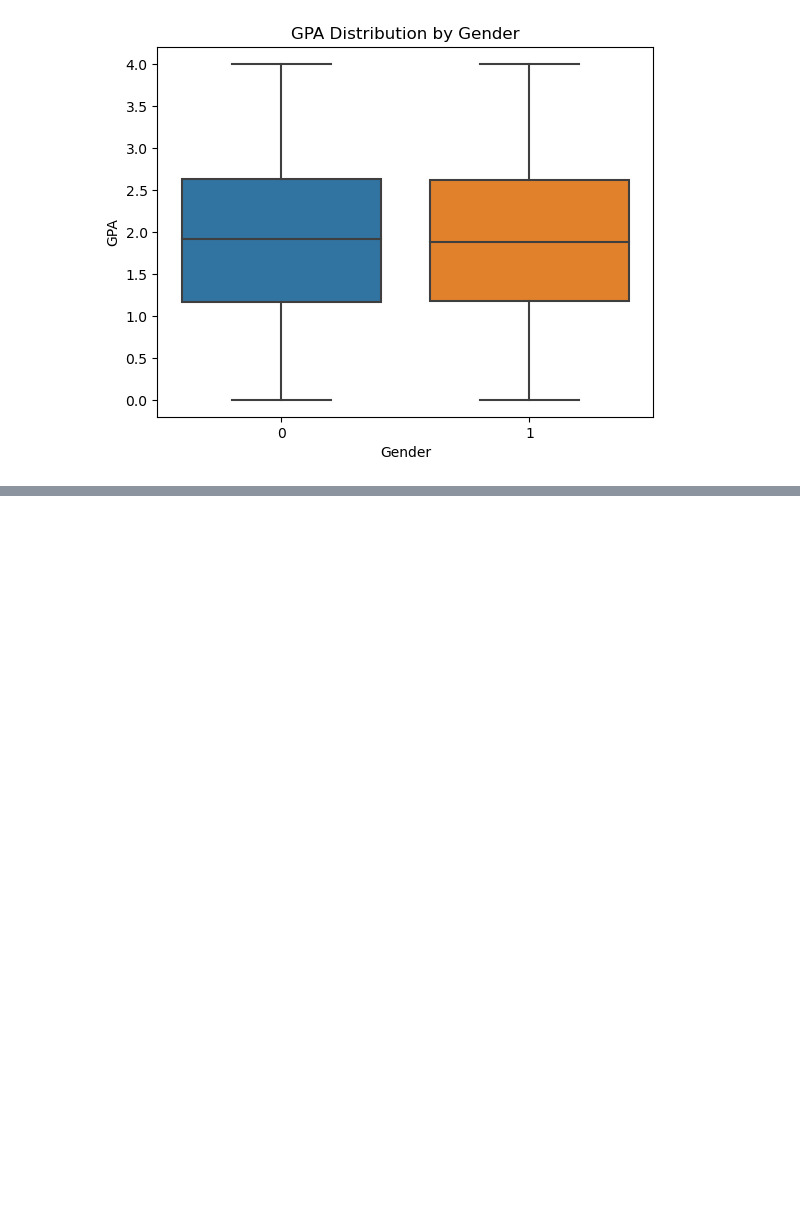
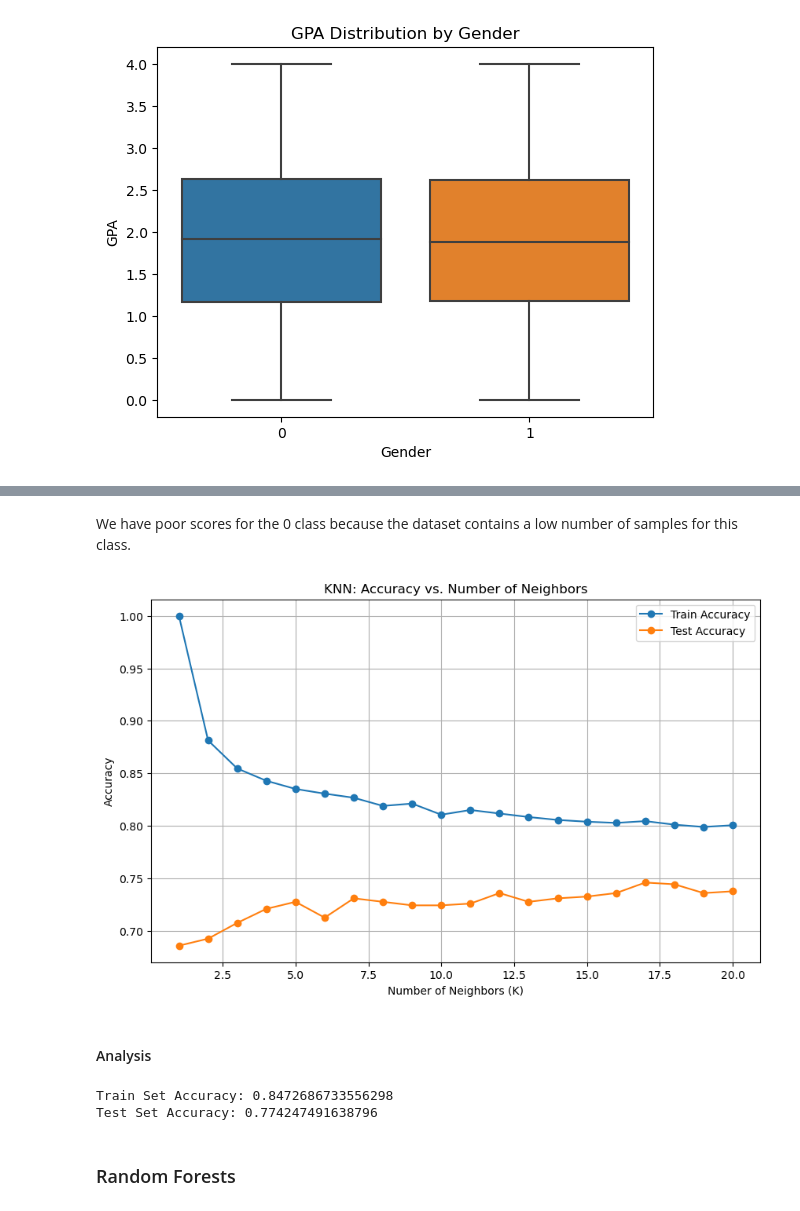
Before and after one commit to ayberkozcan/classification-exercises, a Jupyter notebook: Analyzing Student Performances/classification_students.ipynb, the cells around one changed output, grey strips where cells are left out. Saved outputs shown, nothing was run; the diff lists cells and outputs as text; code cells hidden in the pictures; blank space fills up the shorter version.

```diff
--- a/Analyzing Student Performances/classification_students.ipynb
+++ b/Analyzing Student Performances/classification_students.ipynb
@@ -211,0 +262,14 @@ plt.show()
+# %%
+knn = KNeighborsClassifier()
+# %%
+param_grid = {
+    "n_neighbors": np.arange(1, 21),
+    "weights": ["uniform", "distance"],
+    "metric": ["euclidean", "manhattan", "minkowski"],
+}
+# %%
+grid_search = GridSearchCV(knn, param_grid, cv=5, scoring="accuracy", n_jobs=-1, verbose=2)
+grid_search.fit(X_train, y_train)
+
+best_knn_model = grid_search.best_estimator_
+print("Best parameters: ", grid_search.best_params_)
@@ -211,0 +279,6 @@ plt.show()
+# %%
+best_knn_model.fit(X_train, y_train)
+
+y_pred = best_knn_model.predict(X_test)
+
+print("Accuracy: ", accuracy_score(y_test, y_pred))
@@ -211,0 +301,45 @@ plt.show()
+# %% [markdown]
+We have poor scores for the 0 class because the dataset contains a low number of samples for this class.
+# %%
+# Best k
+
+neighbors = np.arange(1, 21)
+train_accuracies = []
+test_accuracies = []
+
+for k in neighbors:
+    knn = KNeighborsClassifier(n_neighbors=k)
+    knn.fit(X_train, y_train)
+
+    train_accuracies.append(accuracy_score(y_train, knn.predict(X_train)))
+    test_accuracies.append(accuracy_score(y_test, knn.predict(X_test)))
+
+plt.figure(figsize=(10, 6))
+plt.plot(neighbors, train_accuracies, label="Train Accuracy", marker='o')
+plt.plot(neighbors, test_accuracies, label="Test Accuracy", marker='o')
+plt.xlabel("Number of Neighbors (K)")
+plt.ylabel("Accuracy")
+plt.title("KNN: Accuracy vs. Number of Neighbors")
+plt.legend()
+plt.grid(True)
+plt.show()
+# %% [output]
+[figure, added]
+# %% [markdown]
+#### Analysis
+# %%
+# Overfitting Check
+
+y_train_pred = best_knn_model.predict(X_train)
+y_test_pred = best_knn_model.predict(X_test)
+
+train_accuracy = accuracy_score(y_train, y_train_pred)
+test_accuracy = accuracy_score(y_test, y_test_pred)
+
+print(f"Train Set Accuracy: {train_accuracy}")
+print(f"Test Set Accuracy: {test_accuracy}")
+# %% [output]
+Train Set Accuracy: 0.8472686733556298
+Test Set Accuracy: 0.774247491638796
+# %% [markdown]
+### Random Forests
```
Also changed, not shown: parts of 22 cells of this notebook.
